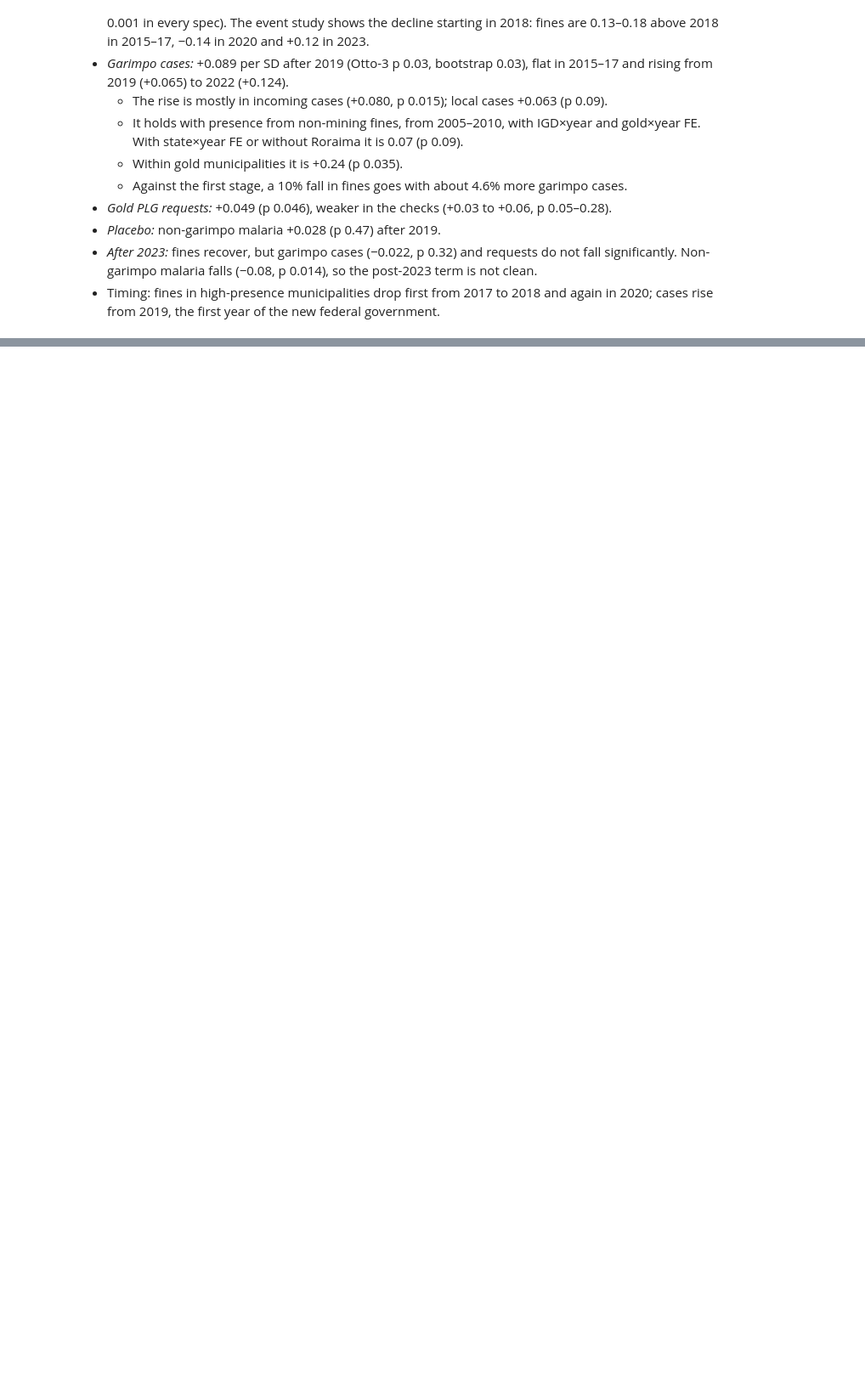
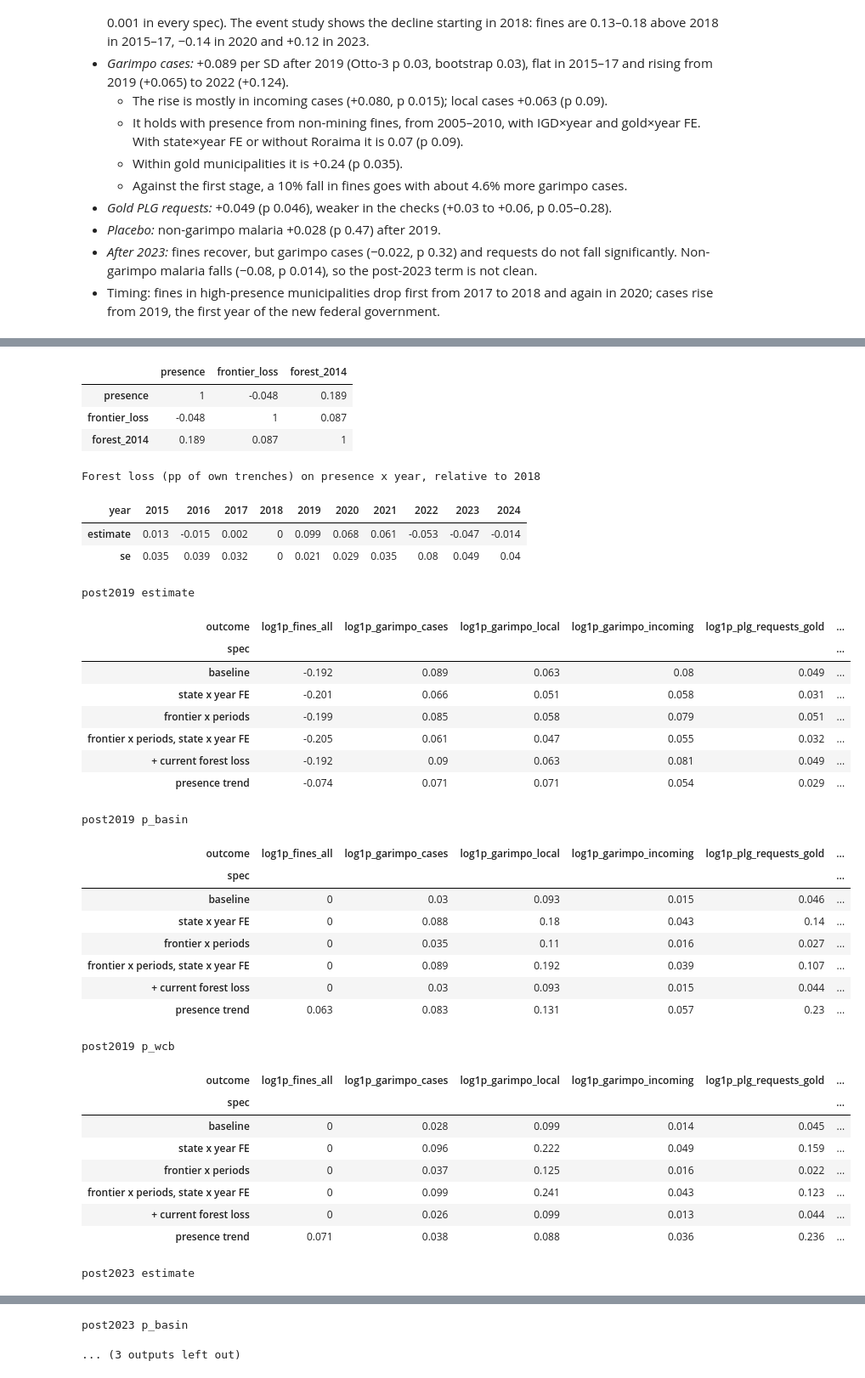
Before and after one commit to felixschulz385/river-pollution-brazil, a Jupyter notebook: output/notebooks/garimpo/04_shift_2019.ipynb, the cells around one changed output, grey strips where cells are left out. Shown at 85% size. Saved outputs shown, nothing was run; the diff lists cells and outputs as text; code cells hidden in the pictures; blank space fills up the shorter version.

```diff
--- a/output/notebooks/garimpo/04_shift_2019.ipynb
+++ b/output/notebooks/garimpo/04_shift_2019.ipynb
@@ -420,0 +457,52 @@ garimpo cases rose; the placebo does not move.
+# %%
+display(municipalities[[G.PRESENCE, *G.FRONTIER]].corr().round(3))
+forest = G.event_study(frame, "forest_loss")
+forest.to_csv(OUT / "event_study_forest_loss.csv", index=False)
+print("Forest loss (pp of own trenches) on presence x year, relative to 2018")
+display(forest.set_index("year")[["estimate", "se"]].round(3).T)
+
+CHECKS = ["baseline", "state x year FE", "frontier x periods", "frontier x periods, state x year FE",
+          "+ current forest loss", "presence trend"]
+checks = table[table.spec.isin(CHECKS)]
+for term in ("post2019", "post2023"):
+    for value in ("estimate", "p_basin", "p_wcb"):
+        print(term, value)
+        display(checks[checks.term == term].pivot_table(index="spec", columns="outcome", values=value,
+                                                         sort=False).reindex(CHECKS).round(3))
+# %% [output]
+|  | presence | frontier_loss | forest_2014 |
+| presence | 1 | -0.048 | 0.189 |
+| frontier_loss | -0.048 | 1 | 0.087 |
+| forest_2014 | 0.189 | 0.087 | 1 |
+Forest loss (pp of own trenches) on presence x year, relative to 2018
+| year | 2015 | 2016 | 2017 | 2018 | 2019 | 2020 | 2021 | 2022 | 2023 | 2024 |
+| estimate | 0.013 | -0.015 | 0.002 | 0 | 0.099 | 0.068 | 0.061 | -0.053 | -0.047 | -0.014 |
+| se | 0.035 | 0.039 | 0.032 | 0 | 0.021 | 0.029 | 0.035 | 0.08 | 0.049 | 0.04 |
+post2019 estimate
+| outcome | log1p_fines_all | log1p_garimpo_cases | log1p_garimpo_local | log1p_garimpo_incoming | log1p_plg_requests_gold | ... |
+| spec |  |  |  |  |  | ... |
+| baseline | -0.192 | 0.089 | 0.063 | 0.08 | 0.049 | ... |
+| state x year FE | -0.201 | 0.066 | 0.051 | 0.058 | 0.031 | ... |
+| frontier x periods | -0.199 | 0.085 | 0.058 | 0.079 | 0.051 | ... |
+| frontier x periods, state x year FE | -0.205 | 0.061 | 0.047 | 0.055 | 0.032 | ... |
+| + current forest loss | -0.192 | 0.09 | 0.063 | 0.081 | 0.049 | ... |
+| presence trend | -0.074 | 0.071 | 0.071 | 0.054 | 0.029 | ... |
+post2019 p_basin
+| outcome | log1p_fines_all | log1p_garimpo_cases | log1p_garimpo_local | log1p_garimpo_incoming | log1p_plg_requests_gold | ... |
+| spec |  |  |  |  |  | ... |
+| baseline | 0 | 0.03 | 0.093 | 0.015 | 0.046 | ... |
+| state x year FE | 0 | 0.088 | 0.18 | 0.043 | 0.14 | ... |
+| frontier x periods | 0 | 0.035 | 0.11 | 0.016 | 0.027 | ... |
+| frontier x periods, state x year FE | 0 | 0.089 | 0.192 | 0.039 | 0.107 | ... |
+| + current forest loss | 0 | 0.03 | 0.093 | 0.015 | 0.044 | ... |
+| presence trend | 0.063 | 0.083 | 0.131 | 0.057 | 0.23 | ... |
+post2019 p_wcb
+| outcome | log1p_fines_all | log1p_garimpo_cases | log1p_garimpo_local | log1p_garimpo_incoming | log1p_plg_requests_gold | ... |
+| spec |  |  |  |  |  | ... |
+| baseline | 0 | 0.028 | 0.099 | 0.014 | 0.045 | ... |
+| state x year FE | 0 | 0.096 | 0.222 | 0.049 | 0.159 | ... |
+| frontier x periods | 0 | 0.037 | 0.125 | 0.016 | 0.022 | ... |
+| frontier x periods, state x year FE | 0 | 0.099 | 0.241 | 0.043 | 0.123 | ... |
+| + current forest loss | 0 | 0.026 | 0.099 | 0.013 | 0.044 | ... |
+| presence trend | 0.071 | 0.038 | 0.088 | 0.036 | 0.236 | ... |
+post2023 estimate
@@ -420,0 +517,2 @@ garimpo cases rose; the placebo does not move.
+post2023 p_basin
+... (3 outputs left out)
```
Also changed, not shown: parts of 9 cells of this notebook, 5 other files.
